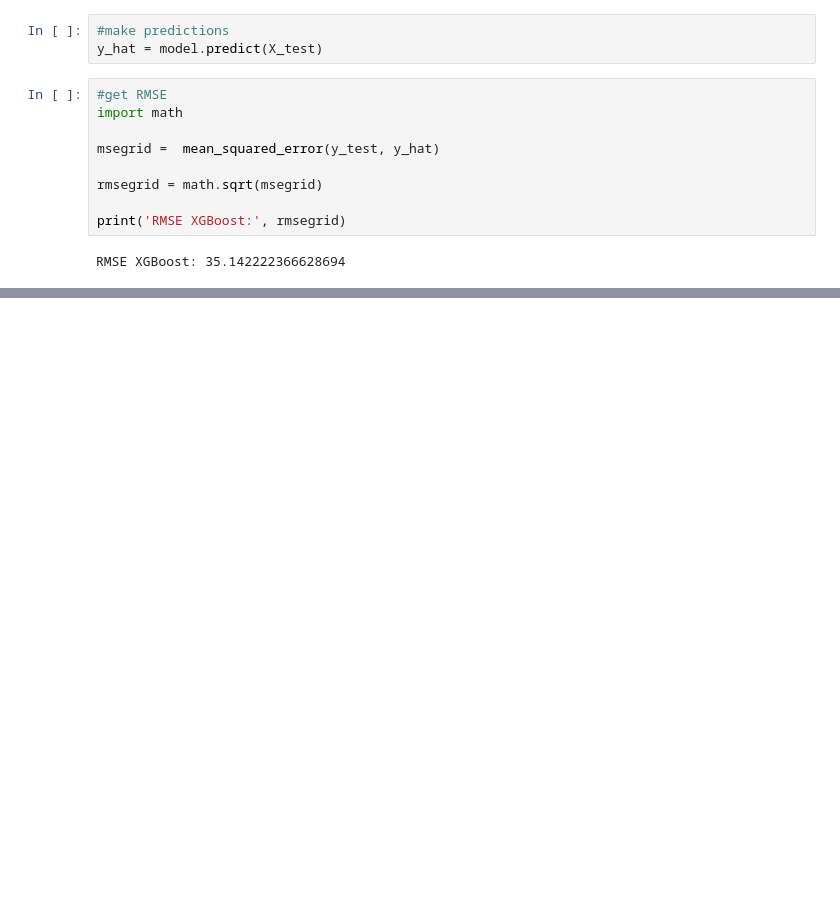
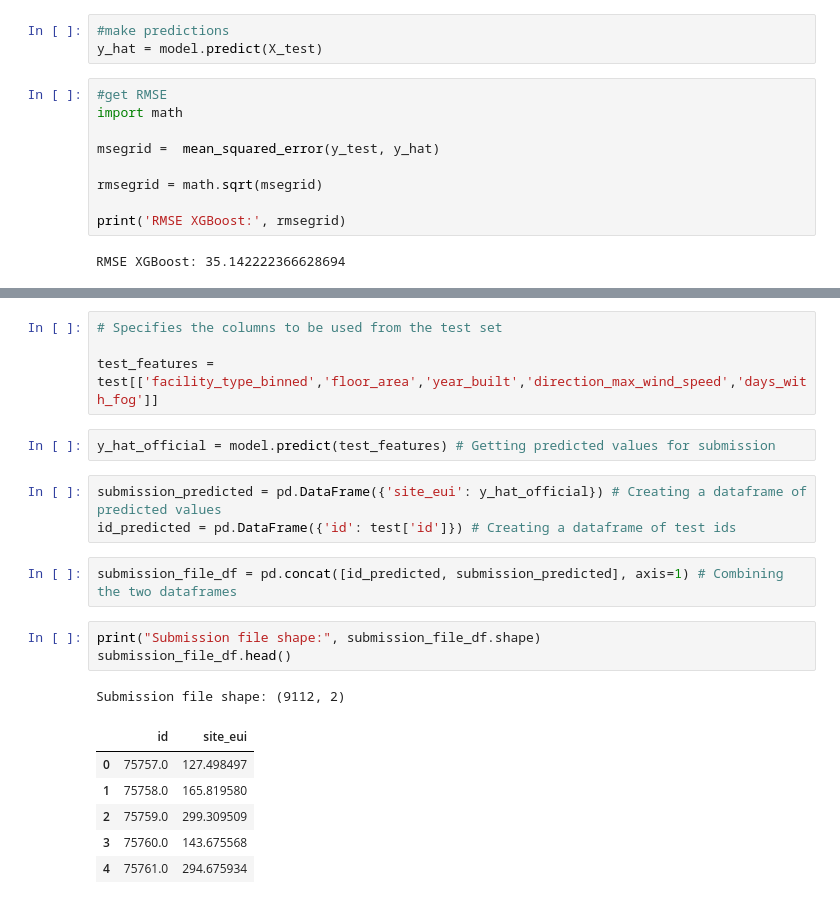
Before and after one commit to cvaisnor/KlimaKampfer, a Jupyter notebook: WiDS2022_v7.ipynb, the cells around one changed output, grey strips where cells are left out. Saved outputs shown, nothing was run; the diff lists cells and outputs as text; blank space fills up the shorter version.

Commit message:
Problem with submission size

```diff
--- a/WiDS2022_v7.ipynb
+++ b/WiDS2022_v7.ipynb
@@ -738,0 +504,22 @@ RMSE XGBoost: 35.142222366628694
+# %%
+# Specifies the columns to be used from the test set
+
+test_features = test[['facility_type_binned','floor_area','year_built','direction_max_wind_speed','days_with_fog']]
+# %%
+y_hat_official = model.predict(test_features) # Getting predicted values for submission
+# %%
+submission_predicted = pd.DataFrame({'site_eui': y_hat_official}) # Creating a dataframe of predicted values
+id_predicted = pd.DataFrame({'id': test['id']}) # Creating a dataframe of test ids
+# %%
+submission_file_df = pd.concat([id_predicted, submission_predicted], axis=1) # Combining the two dataframes
+# %%
+print("Submission file shape:", submission_file_df.shape)
+submission_file_df.head()
+# %% [output]
+Submission file shape: (9112, 2)
+|  | id | site_eui |
+| 0 | 75757.0 | 127.498497 |
+| 1 | 75758.0 | 165.819580 |
+| 2 | 75759.0 | 299.309509 |
+| 3 | 75760.0 | 143.675568 |
+| 4 | 75761.0 | 294.675934 |
```
Also changed, not shown: parts of 69 cells of this notebook.
